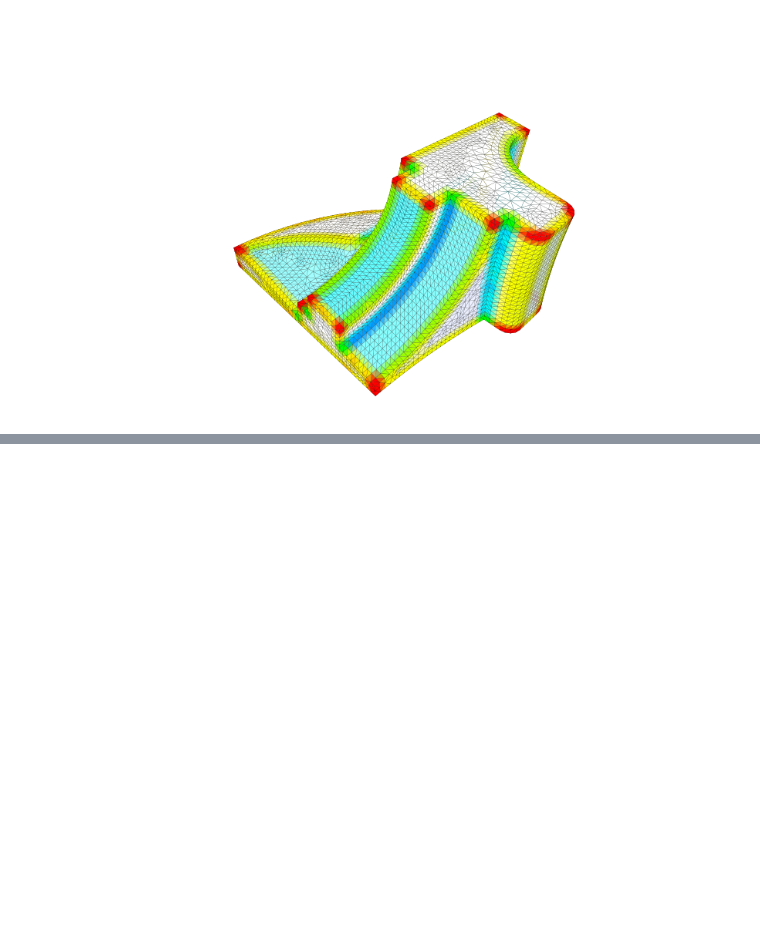
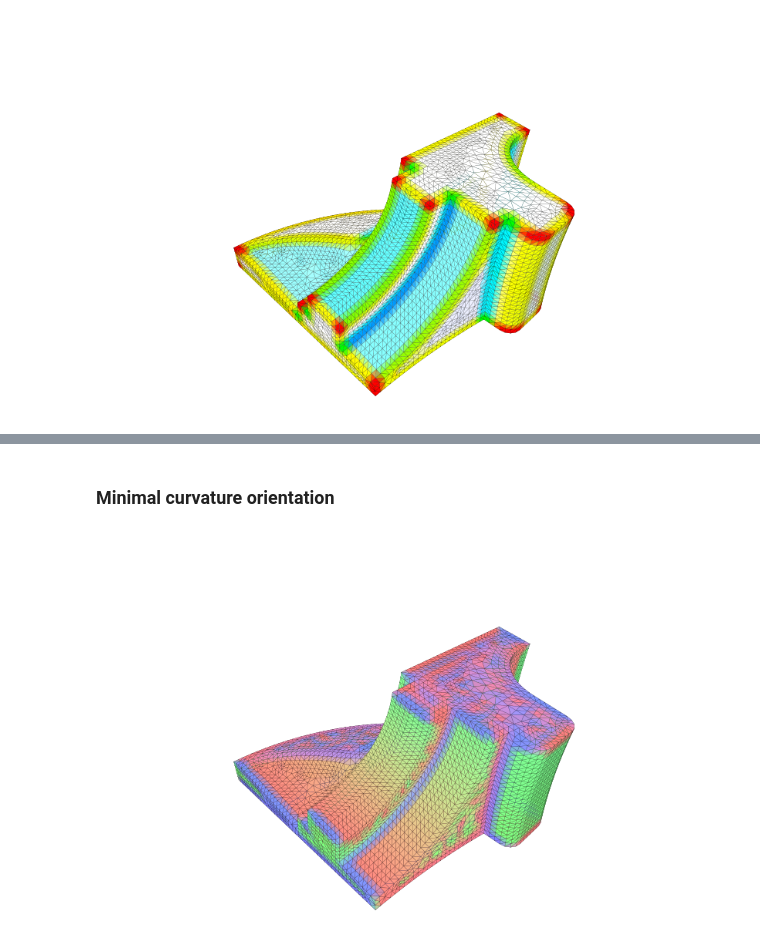
Before and after one commit to tatsy/tinymesh, a Jupyter notebook: examples/python/curvatures.ipynb, the cells around one changed output, grey strips where cells are left out. Cells and saved outputs as stored; diff of their text form; code cells hidden in the pictures; blank space fills up the shorter version.

```diff
--- a/examples/python/curvatures.ipynb
+++ b/examples/python/curvatures.ipynb
@@ -121,0 +126,8 @@ viewer.mesh_visualization(mesh, colors=colorP)
+# %% [markdown]
+### Minimal curvature orientation
+# %%
+nv = len(t_min)
+colorTmin = np.concatenate([np.abs(t_min) * 0.5 + 0.5, np.ones((nv, 1))], axis=-1)
+viewer.mesh_visualization(mesh, colors=colorTmin)
+# %% [output]
+[figure, added]
```
Also changed, not shown: parts of 9 cells of this notebook, 7 other files.
